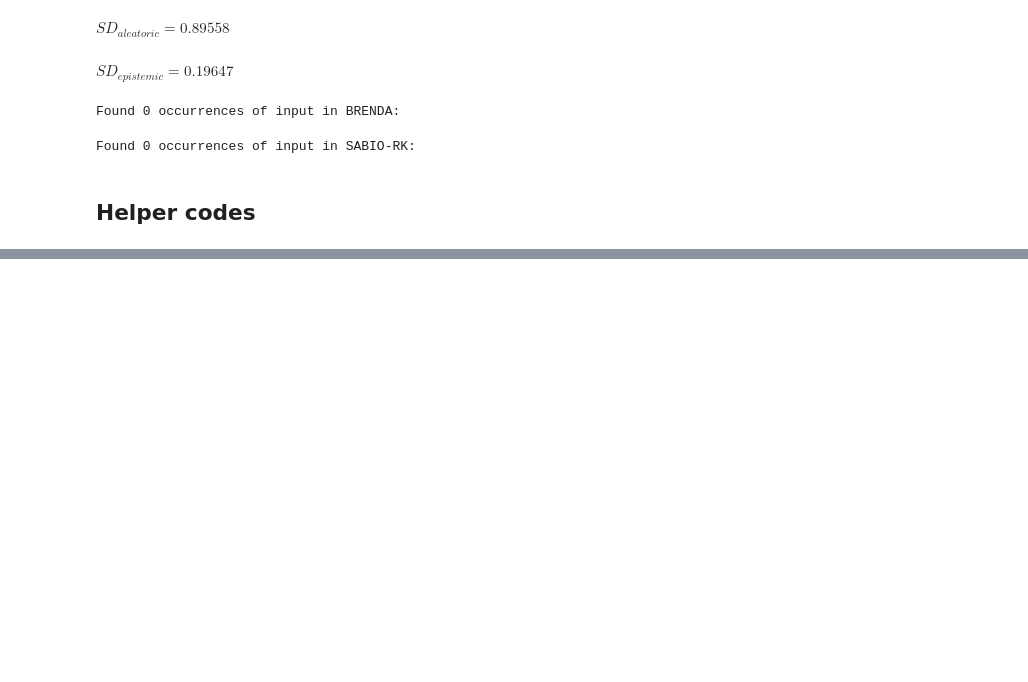
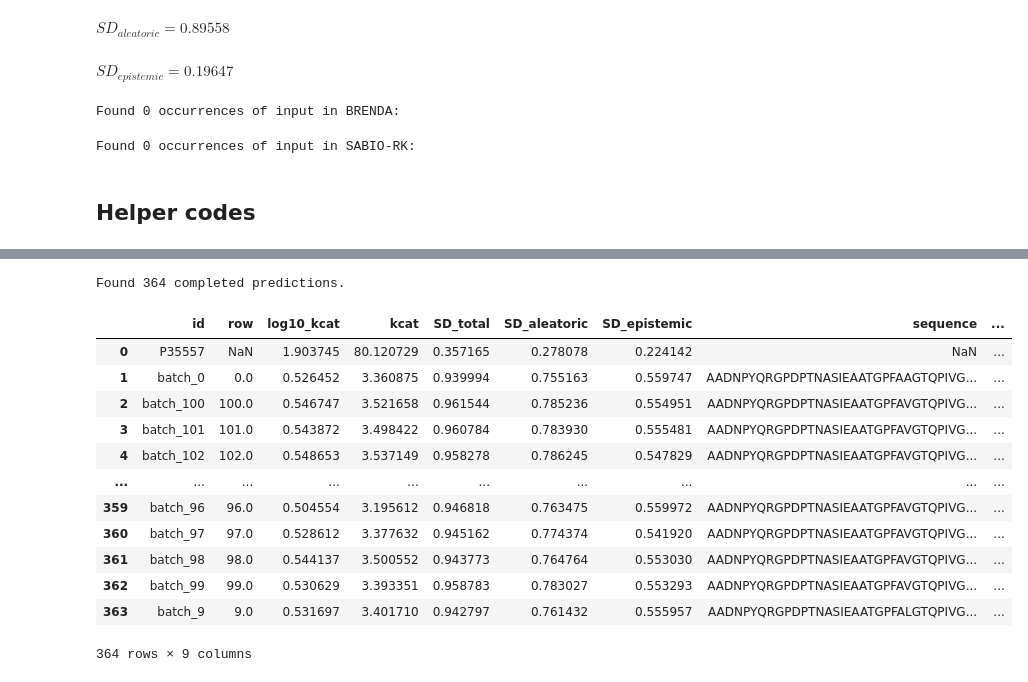
Before and after one commit to vaishnavey/CALVADOS_poly, a Jupyter notebook: colab_demo.ipynb, the cells around one changed output, grey strips where cells are left out. Saved outputs shown, nothing was run; the diff lists cells and outputs as text; code cells hidden in the pictures; blank space fills up the shorter version.

```diff
--- a/colab_demo.ipynb
+++ b/colab_demo.ipynb
@@ -887,0 +763,2 @@ batch_df.head()
+# %%
+batch_df=pd.read_csv('/content/petseqs.csv')
@@ -887,0 +982,72 @@ batch_df.head()
+# %%
+import glob
+import pandas as pd
+import numpy as np
+
+parameter = "kcat"
+
+# Load all completed output files
+files = sorted(glob.glob(f"*_{parameter}_output.csv"))
+print(f"Found {len(files)} completed predictions.")
+
+records = []
+
+for f in files:
+    df = pd.read_csv(f)
+    uni = f.replace(f"_{parameter}_output.csv", "")
+
+    # Extract row index from "batch_123"
+    if uni.startswith("batch_"):
+        row_idx = int(uni.split("_")[1])
+    else:
+        # fallback if you used custom uniprot IDs
+        row_idx = None
+
+    # Identify target column
+    target_col = "log10kcat_max"
+    unc_col = f"{target_col}_mve_uncal_var"
+    model_cols = [c for c in df.columns if c.startswith(target_col) and "model_" in c]
+
+    pred_log = df[target_col].iloc[0]
+    pred_linear = 10 ** pred_log
+    unc_total = np.sqrt(df[unc_col].iloc[0])
+    model_outs = df[model_cols].iloc[0].values
+    epi_unc = np.sqrt(np.var(model_outs))
+    alea_unc = np.sqrt(max(0, unc_total**2 - epi_unc**2))
+
+    records.append({
+        "id": uni,
+        "row": row_idx,
+        "log10_kcat": pred_log,
+        "kcat": pred_linear,
+        "SD_total": unc_total,
+        "SD_aleatoric": alea_unc,
+        "SD_epistemic": epi_unc
+    })
+
+results_df = pd.DataFrame(records)
+
+# Merge with original batch_df to recover sequences + SMILES
+merged = results_df.merge(
+    batch_df,
+    left_on="row",
+    right_index=True,
+    how="left"
+)
+
+merged
+# %% [output]
+Found 364 completed predictions.
+|  | id | row | log10_kcat | kcat | SD_total | SD_aleatoric | SD_epistemic | sequence | ... |
+| 0 | P35557 | NaN | 1.903745 | 80.120729 | 0.357165 | 0.278078 | 0.224142 | NaN | ... |
+| 1 | batch_0 | 0.0 | 0.526452 | 3.360875 | 0.939994 | 0.755163 | 0.559747 | AADNPYQRGPDPTNASIEAATGPFAAGTQPIVG... | ... |
+| 2 | batch_100 | 100.0 | 0.546747 | 3.521658 | 0.961544 | 0.785236 | 0.554951 | AADNPYQRGPDPTNASIEAATGPFAVGTQPIVG... | ... |
+| 3 | batch_101 | 101.0 | 0.543872 | 3.498422 | 0.960784 | 0.783930 | 0.555481 | AADNPYQRGPDPTNASIEAATGPFAVGTQPIVG... | ... |
+| 4 | batch_102 | 102.0 | 0.548653 | 3.537149 | 0.958278 | 0.786245 | 0.547829 | AADNPYQRGPDPTNASIEAATGPFAVGTQPIVG... | ... |
+| ... | ... | ... | ... | ... | ... | ... | ... | ... | ... |
+| 359 | batch_96 | 96.0 | 0.504554 | 3.195612 | 0.946818 | 0.763475 | 0.559972 | AADNPYQRGPDPTNASIEAATGPFAVGTQPIVG... | ... |
+| 360 | batch_97 | 97.0 | 0.528612 | 3.377632 | 0.945162 | 0.774374 | 0.541920 | AADNPYQRGPDPTNASIEAATGPFAVGTQPIVG... | ... |
+| 361 | batch_98 | 98.0 | 0.544137 | 3.500552 | 0.943773 | 0.764764 | 0.553030 | AADNPYQRGPDPTNASIEAATGPFAVGTQPIVG... | ... |
+| 362 | batch_99 | 99.0 | 0.530629 | 3.393351 | 0.958783 | 0.783027 | 0.553293 | AADNPYQRGPDPTNASIEAATGPFAVGTQPIVG... | ... |
+| 363 | batch_9 | 9.0 | 0.531697 | 3.401710 | 0.942797 | 0.761432 | 0.555957 | AADNPYQRGPDPTNASIEAATGPFALGTQPIVG... | ... |
+364 rows × 9 columns
```
Also changed, not shown: parts of 22 cells of this notebook.
